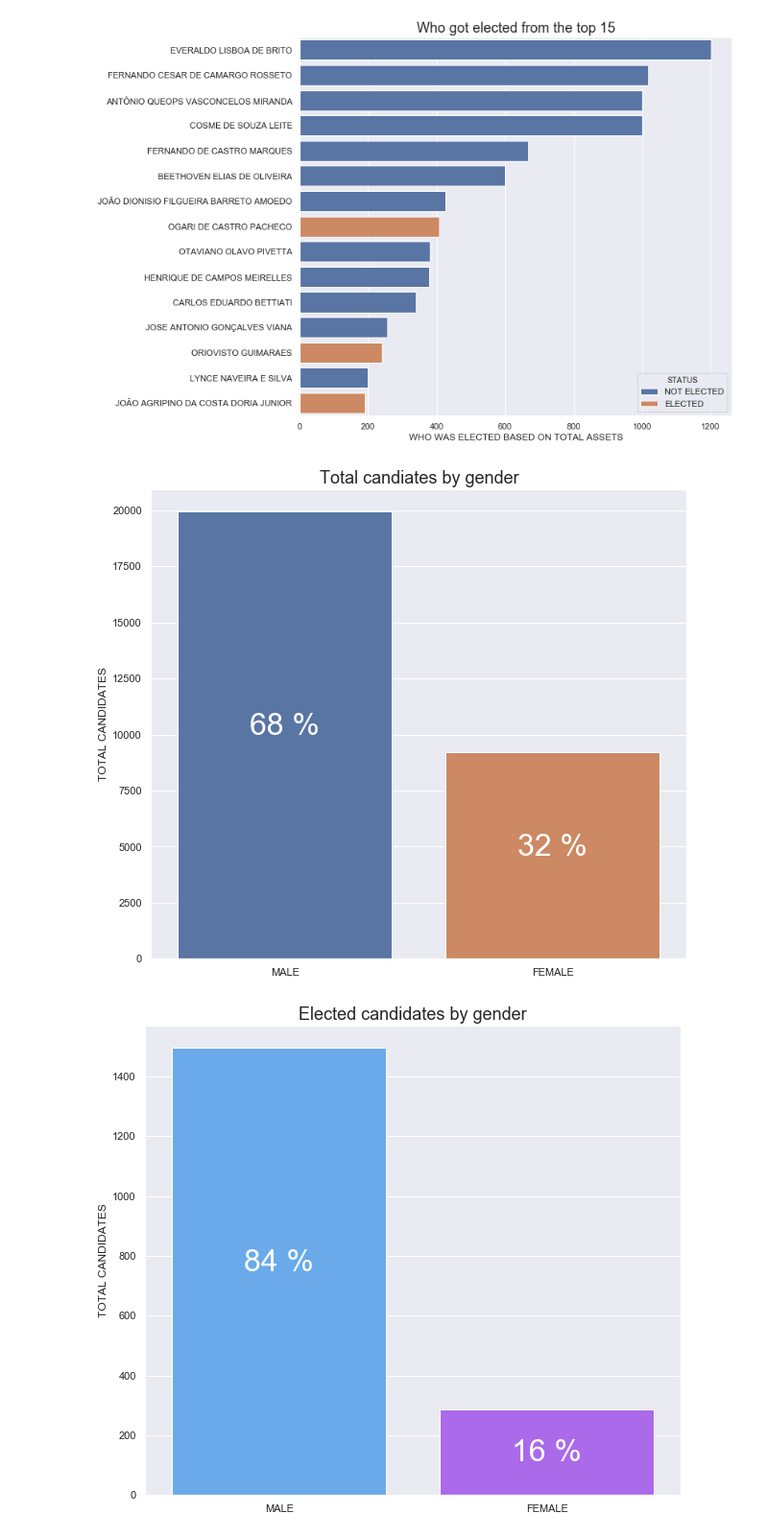
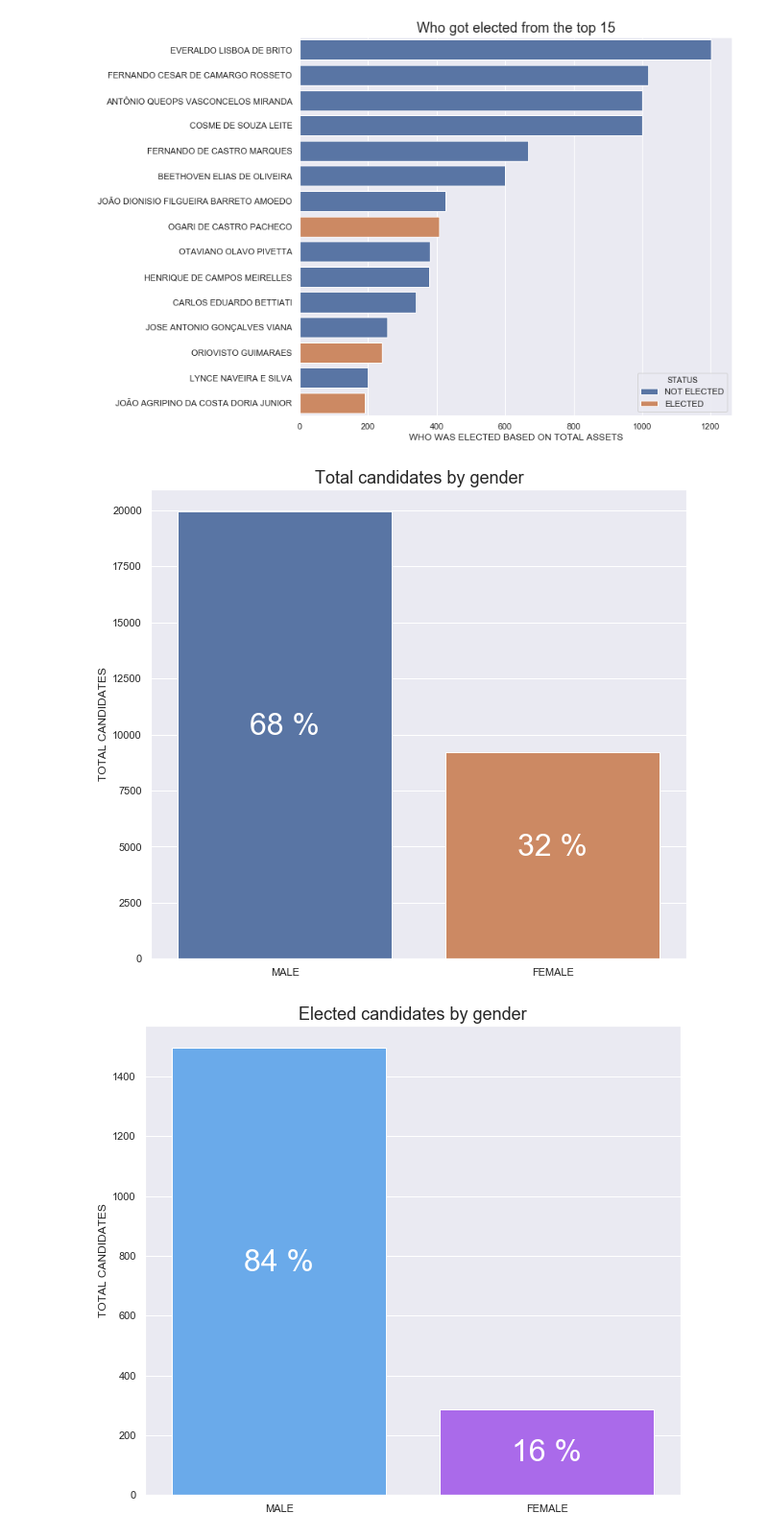
Before and after one commit to gguillaux/brazil_elections_2018, a Jupyter notebook: EDA.ipynb, the cells around one changed output. Shown at 96% size. Drawn from its saved outputs; the diff is of its cells as text; code cells hidden in the pictures.

Commit message:
gender analysis added

```diff
--- a/EDA.ipynb
+++ b/EDA.ipynb
@@ -158,24 +158,24 @@ plt.show()
 # %%
 cand.DS_GENERO.replace({'MASCULINO': 'MALE', 'FEMININO': 'FEMALE'}, inplace=True)
 gender = cand.DS_GENERO.value_counts().reset_index()
 gend_perc = (cand.DS_GENERO.value_counts(normalize=True) * 100).to_dict()
 
 g = sns.barplot(x='index', y='DS_GENERO', data=gender)
 g.set_ylabel('Total candidates'.upper())
 g.set_xlabel('')
 
 for i, r in gender.iterrows():
     g.text(r.name,
            r['DS_GENERO'] / 2,
            '{:.0f} %'.format(gend_perc[r['index']]),
            ha='center',
            fontdict={'fontsize':32, 'family':'sans-serif'},
            color='white')
-plt.title('Total candiates by gender',
+plt.title('Total candidates by gender',
           fontdict={'fontsize': 18})
 plt.show()
 # %% [output]
-[figure, old version]
+[figure, new version]
 # %%
 gend_perc = (aux[aux['STATUS'] == 'ELECTED'].DS_GENERO.value_counts(normalize=True) * 100).to_dict()
 gender_elected = aux[aux['STATUS'] == 'ELECTED'].DS_GENERO.value_counts().reset_index()
```
